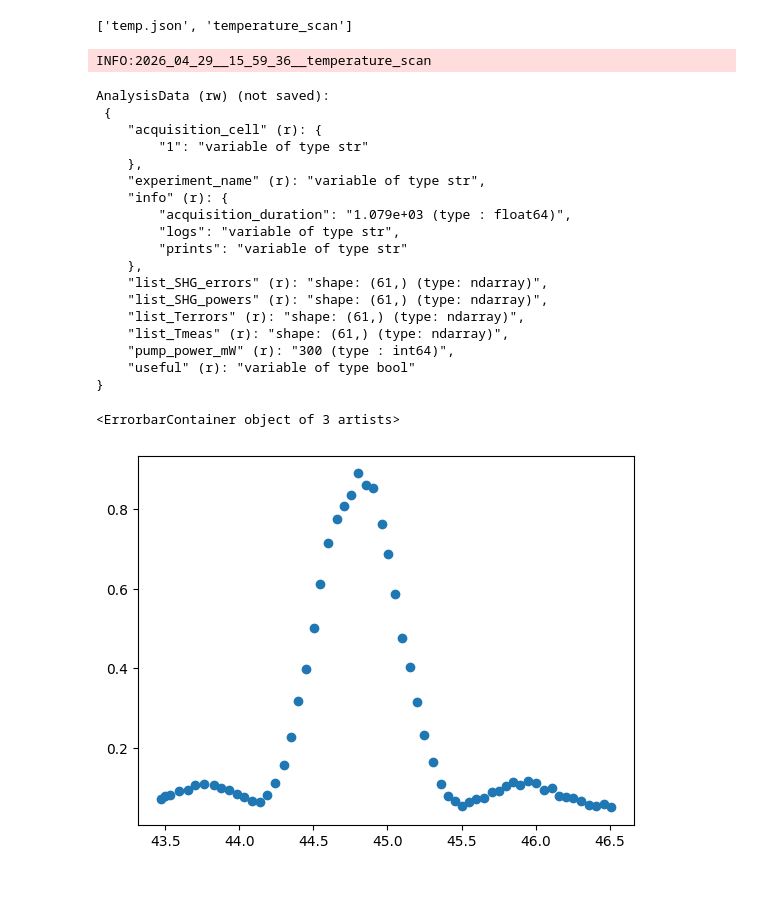
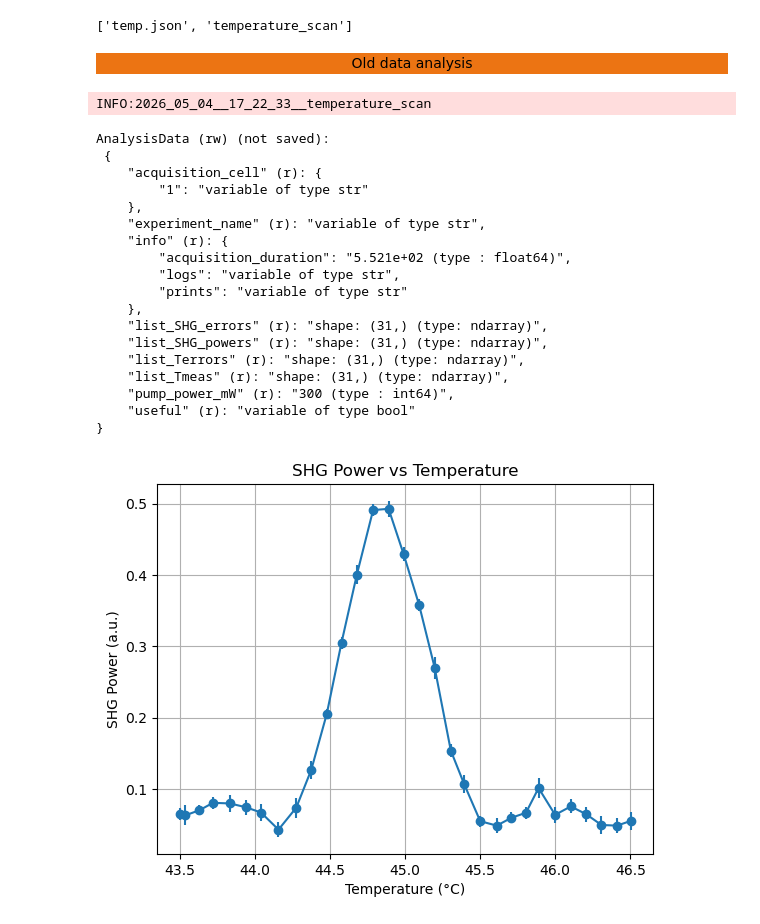
Before and after one commit to eq15t-panda/PANDAManager, a Jupyter notebook: plots_temp.ipynb, the cells around one changed output. Saved outputs shown, nothing was run; the diff lists cells and outputs as text; code cells hidden in the pictures; blank space fills up the shorter version.

```diff
--- a/plots_temp.ipynb
+++ b/plots_temp.ipynb
@@ -5,7 +5,8 @@ import numpy as np
 import matplotlib.pyplot as plt
 from labmate.acquisition_notebook import AcquisitionAnalysisManager
 # %%
-path_folder_data = r"./data/data_temp_SHG/temp_scan 04 29"
+# path_folder_data = r"./data/data_temp_SHG/temp_scan 04 29"
+path_folder_data = r"./data/data_temp_SHG/temp_scan 05 04"
 folder_data_files = os.listdir(path_folder_data)
 print(folder_data_files)
 # %% [output]
@@ -13,14 +14,16 @@ print(folder_data_files)
 # %%
 # fine data scan :
 name_exp = 'temperature_scan'
-name = "2026_04_29__15_59_36__temperature_scan.h5"
+# name = "2026_04_29__15_59_36__temperature_scan.h5"
+name = "2026_05_04__17_22_33__temperature_scan.h5"
 full_path = os.path.join(path_folder_data, name_exp, name)
 aqm = AcquisitionAnalysisManager( os.path.join(path_folder_data, name_exp))
 aqm.analysis_cell(filename=full_path)
 
 print(aqm.data)
 # %% [output]
+Old data analysis
-INFO:2026_04_29__15_59_36__temperature_scan
+INFO:2026_05_04__17_22_33__temperature_scan
 AnalysisData (rw) (not saved):
  {
     "acquisition_cell" (r): {
@@ -28,14 +31,14 @@ AnalysisData (rw) (not saved):
     },
     "experiment_name" (r): "variable of type str",
     "info" (r): {
-        "acquisition_duration": "1.079e+03 (type : float64)",
+        "acquisition_duration": "5.521e+02 (type : float64)",
         "logs": "variable of type str",
         "prints": "variable of type str"
     },
-    "list_SHG_errors" (r): "shape: (61,) (type: ndarray)",
-    "list_SHG_powers" (r): "shape: (61,) (type: ndarray)",
-    "list_Terrors" (r): "shape: (61,) (type: ndarray)",
-    "list_Tmeas" (r): "shape: (61,) (type: ndarray)",
+    "list_SHG_errors" (r): "shape: (31,) (type: ndarray)",
+    "list_SHG_powers" (r): "shape: (31,) (type: ndarray)",
+    "list_Terrors" (r): "shape: (31,) (type: ndarray)",
+    "list_Tmeas" (r): "shape: (31,) (type: ndarray)",
     "pump_power_mW" (r): "300 (type : int64)",
     "useful" (r): "variable of type bool"
 }
@@ -45,7 +48,11 @@ list_P = np.array(aqm.data['list_SHG_powers'])
 list_Perr = np.array(aqm.data['list_SHG_errors'])
 list_Terr = np.array(aqm.data['list_Terrors'])
 # %%
-plt.errorbar(list_T, list_P , xerr=list_Terr, yerr=list_Perr, fmt='o')
+plt.errorbar(list_T, list_P , xerr=list_Terr, yerr=list_Perr, fmt='o-')
+plt.xlabel('Temperature (°C)')
+plt.ylabel('SHG Power (a.u.)')
+plt.title('SHG Power vs Temperature')
+plt.grid()
+plt.show()
 # %% [output]
-<ErrorbarContainer object of 3 artists>
-[figure, old version]
+[figure, new version]
```
Also changed, not shown: 2 other files.
